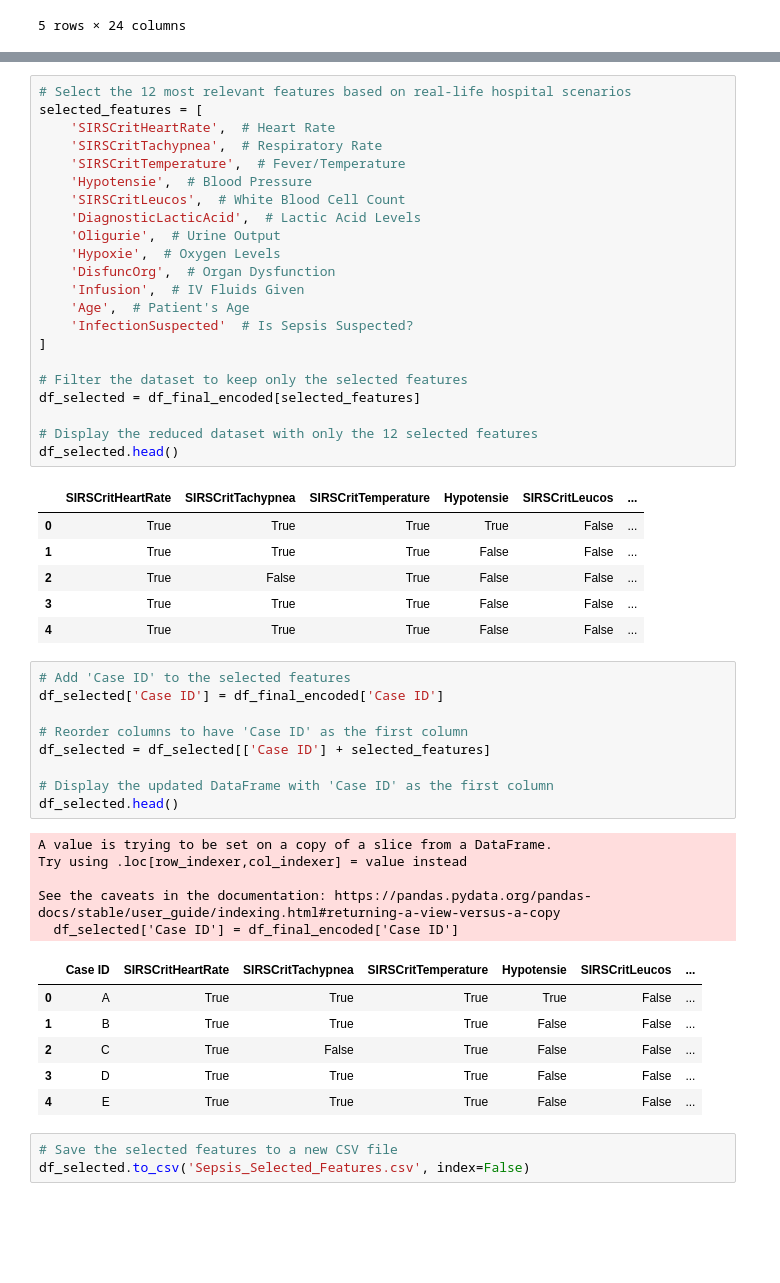
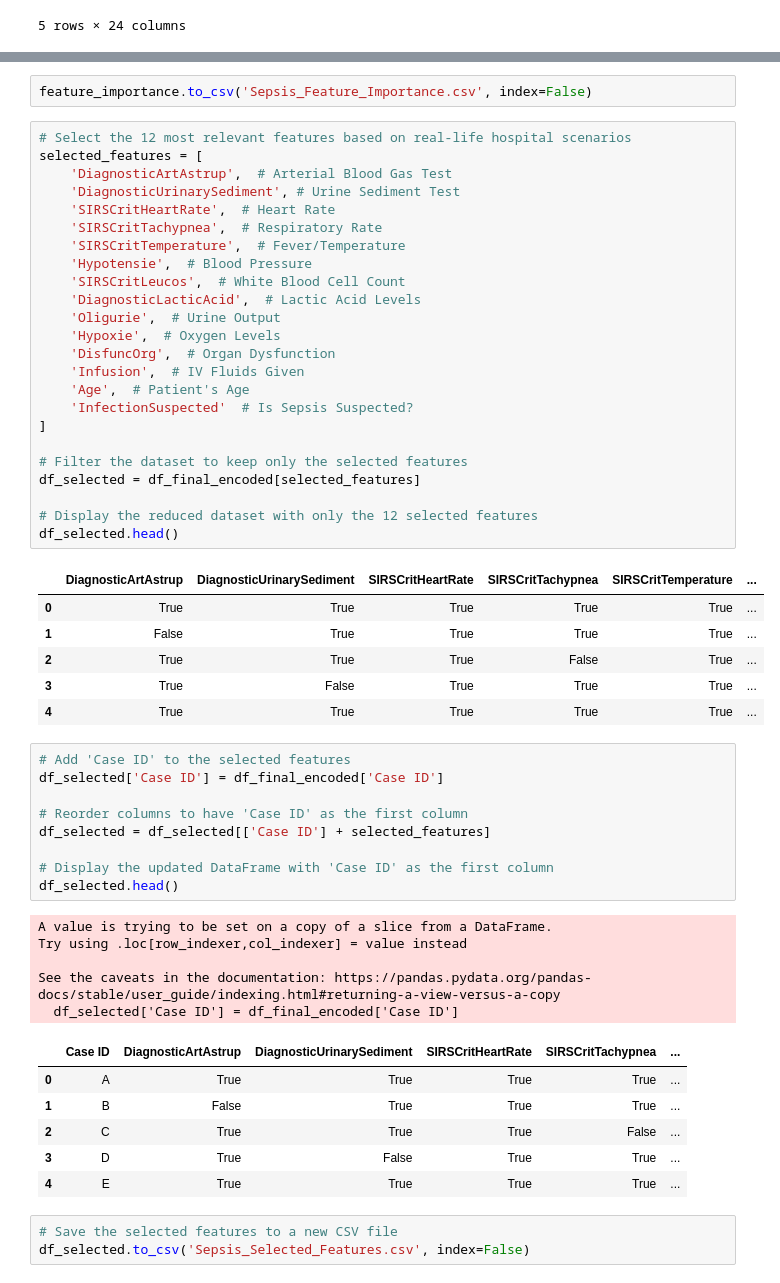
Before and after one commit to mohdkashifansari/Process_Analytics, a Jupyter notebook: New_EXT.ipynb, the cells around one changed output, grey strips where cells are left out. Saved outputs shown, nothing was run; the diff lists cells and outputs as text; blank space fills up the shorter version.

```diff
--- a/New_EXT.ipynb
+++ b/New_EXT.ipynb
@@ -486,35 +505,39 @@ print(feature_importance.head(20))
 10           DiagnosticSputum    0.005393
 19                    Hypoxie    0.004257
 17                   Oligurie    0.003553
+# %%
+feature_importance.to_csv('Sepsis_Feature_Importance.csv', index=False)
 # %%
 # Select the 12 most relevant features based on real-life hospital scenarios
 selected_features = [
+    'DiagnosticArtAstrup',  # Arterial Blood Gas Test
+    'DiagnosticUrinarySediment', # Urine Sediment Test
     'SIRSCritHeartRate',  # Heart Rate
     'SIRSCritTachypnea',  # Respiratory Rate
     'SIRSCritTemperature',  # Fever/Temperature
     'Hypotensie',  # Blood Pressure
     'SIRSCritLeucos',  # White Blood Cell Count
     'DiagnosticLacticAcid',  # Lactic Acid Levels
     'Oligurie',  # Urine Output
     'Hypoxie',  # Oxygen Levels
     'DisfuncOrg',  # Organ Dysfunction
     'Infusion',  # IV Fluids Given
     'Age',  # Patient's Age
     'InfectionSuspected'  # Is Sepsis Suspected?
 ]
 
 # Filter the dataset to keep only the selected features
 df_selected = df_final_encoded[selected_features]
 
 # Display the reduced dataset with only the 12 selected features
 df_selected.head()
 # %% [output]
-|  | SIRSCritHeartRate | SIRSCritTachypnea | SIRSCritTemperature | Hypotensie | SIRSCritLeucos | ... |
-| 0 | True | True | True | True | False | ... |
-| 1 | True | True | True | False | False | ... |
-| 2 | True | False | True | False | False | ... |
-| 3 | True | True | True | False | False | ... |
-| 4 | True | True | True | False | False | ... |
+|  | DiagnosticArtAstrup | DiagnosticUrinarySediment | SIRSCritHeartRate | SIRSCritTachypnea | SIRSCritTemperature | ... |
+| 0 | True | True | True | True | True | ... |
+| 1 | False | True | True | True | True | ... |
+| 2 | True | True | True | False | True | ... |
+| 3 | True | False | True | True | True | ... |
+| 4 | True | True | True | True | True | ... |
 # %%
 # Add 'Case ID' to the selected features
 df_selected['Case ID'] = df_final_encoded['Case ID']
@@ -530,12 +553,12 @@ Try using .loc[row_indexer,col_indexer] = value instead
 
 See the caveats in the documentation: https://pandas.pydata.org/pandas-docs/stable/user_guide/indexing.html#returning-a-view-versus-a-copy
   df_selected['Case ID'] = df_final_encoded['Case ID']
-|  | Case ID | SIRSCritHeartRate | SIRSCritTachypnea | SIRSCritTemperature | Hypotensie | SIRSCritLeucos | ... |
-| 0 | A | True | True | True | True | False | ... |
-| 1 | B | True | True | True | False | False | ... |
-| 2 | C | True | False | True | False | False | ... |
-| 3 | D | True | True | True | False | False | ... |
-| 4 | E | True | True | True | False | False | ... |
+|  | Case ID | DiagnosticArtAstrup | DiagnosticUrinarySediment | SIRSCritHeartRate | SIRSCritTachypnea | ... |
+| 0 | A | True | True | True | True | ... |
+| 1 | B | False | True | True | True | ... |
+| 2 | C | True | True | True | False | ... |
+| 3 | D | True | False | True | True | ... |
+| 4 | E | True | True | True | True | ... |
 # %%
 # Save the selected features to a new CSV file
 df_selected.to_csv('Sepsis_Selected_Features.csv', index=False)
```
Also changed, not shown: parts of 7 cells of this notebook.
